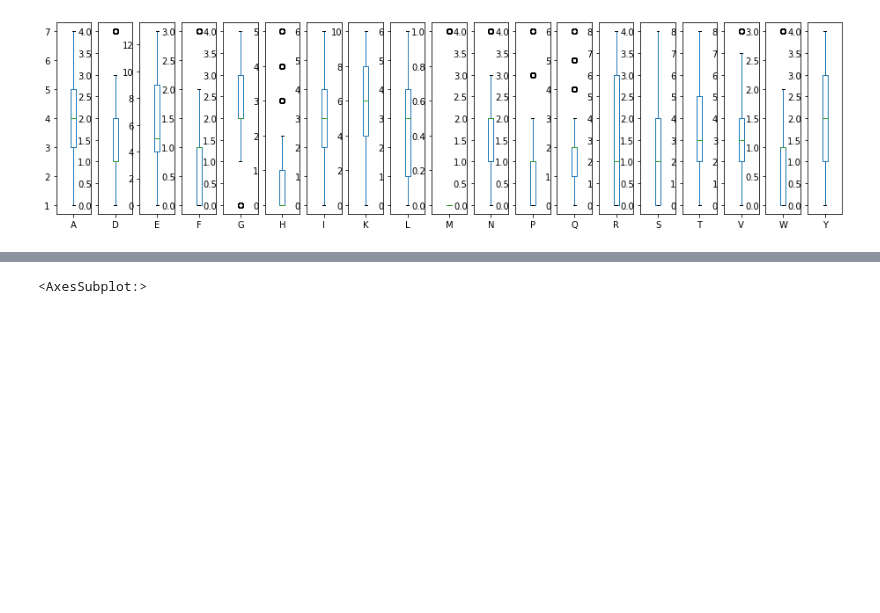
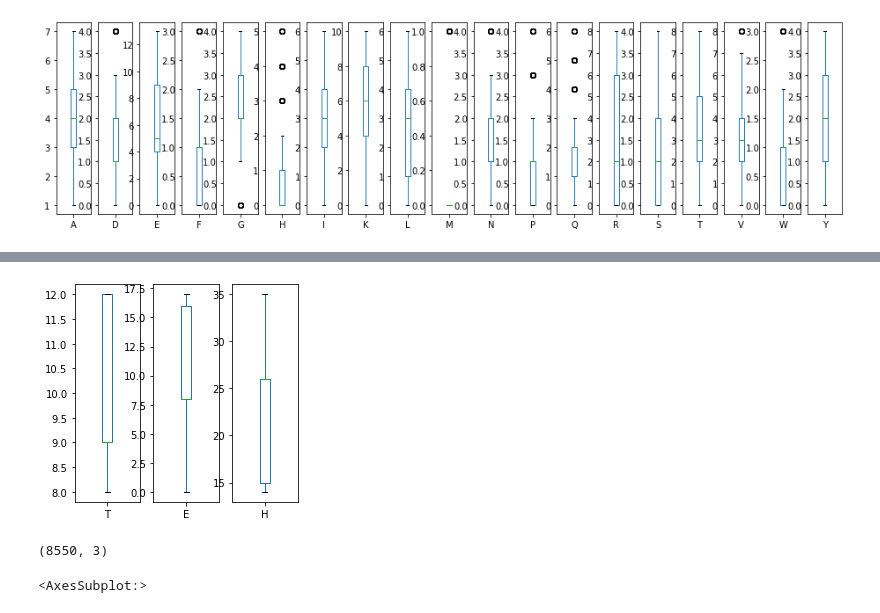
Before and after one commit to AlessioZanga/BioHackaton2021, a Jupyter notebook: dataset_exploration.ipynb, the cells around one changed output, grey strips where cells are left out. Saved outputs shown, nothing was run; the diff lists cells and outputs as text; code cells hidden in the pictures; blank space fills up the shorter version.

```diff
--- a/dataset_exploration.ipynb
+++ b/dataset_exploration.ipynb
@@ -199,0 +169,7 @@ _ = sns.heatmap(
+# %%
+secondary_structure_freq = pd.DataFrame(
+    dict(Counter(structure))
+    for structure in single_train["secondary_structure"]
+)
+secondary_structure_freq = secondary_structure_freq.fillna(0)
+secondary_structure_freq
@@ -199,0 +190,4 @@ _ = sns.heatmap(
+# %%
+_ = secondary_structure_freq.plot.box(subplots=True, figsize=(4, 4))
+# %% [output]
+[figure, added]
@@ -199,0 +196,4 @@ _ = sns.heatmap(
+# %%
+secondary_structure_freq.shape
+# %% [output]
+(8550, 3)
```
Also changed, not shown: parts of 28 cells of this notebook, 5 other files.
